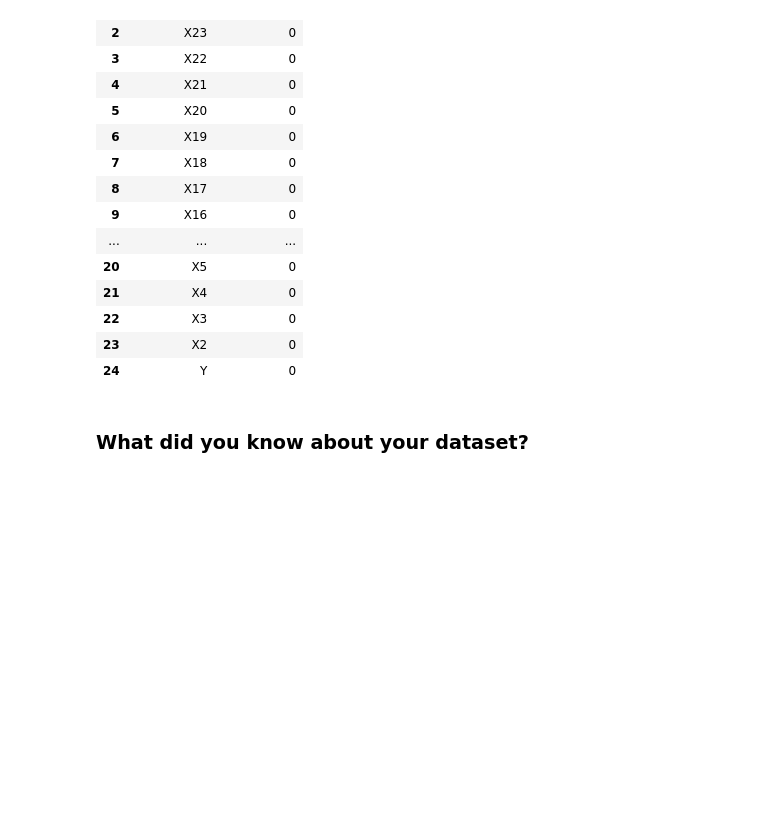
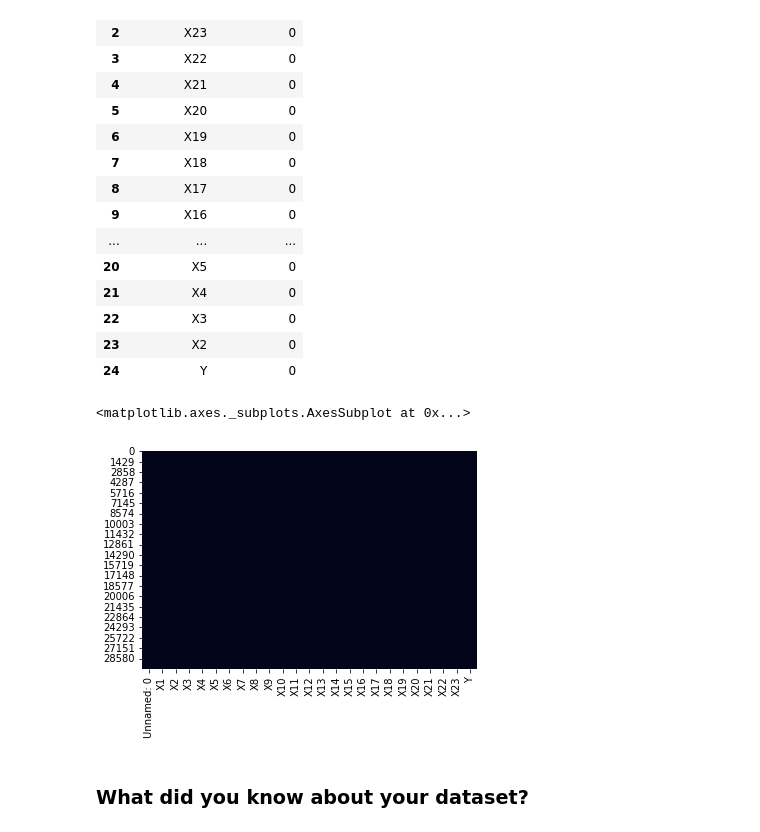
Before and after one commit to dileep-rawat/Capstone_Project_3-Credit_Card_default_Prediction, a Jupyter notebook: Credit_Card_Default_Prediction_Capstone_Project.ipynb, the cells around one changed output. Drawn from its saved outputs; the diff is of its cells as text; code cells hidden in the pictures; blank space fills up the shorter version.

```diff
--- a/Credit_Card_Default_Prediction_Capstone_Project.ipynb
+++ b/Credit_Card_Default_Prediction_Capstone_Project.ipynb
@@ -175,6 +175,11 @@ credit_df.isna().sum().sort_values(ascending= False).reset_index().rename(column
 | 24 | Y | 0 |
 # %%
 # Visualizing the missing values
+# Checking Null Value by plotting Heatmap
+sns.heatmap(credit_df.isnull(), cbar=False)
+# %% [output]
+<matplotlib.axes._subplots.AxesSubplot at 0x...>
+[figure, added]
 # %% [markdown]
 ### What did you know about your dataset?
 # %% [markdown]
```
Also changed, not shown: parts of 62 cells of this notebook.
